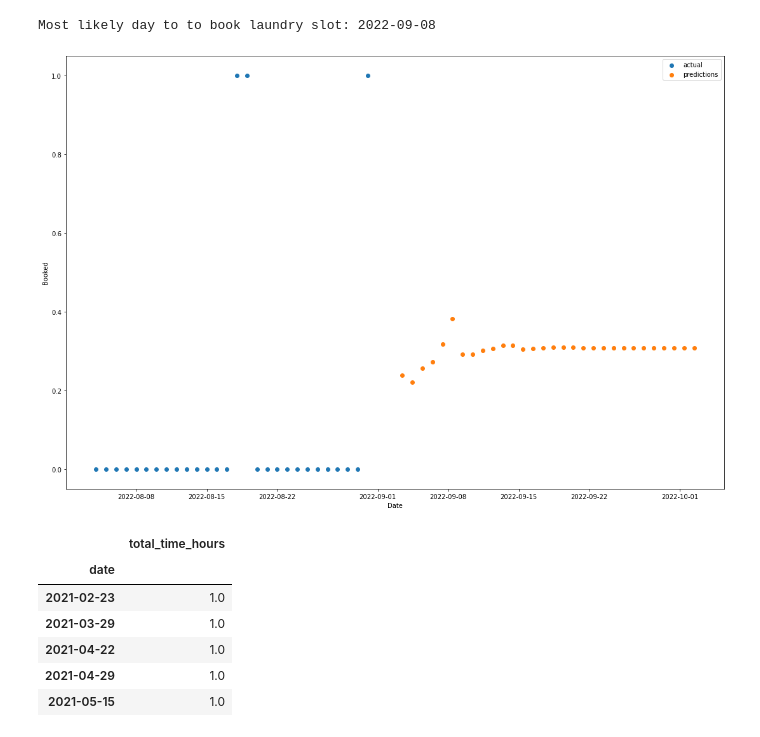
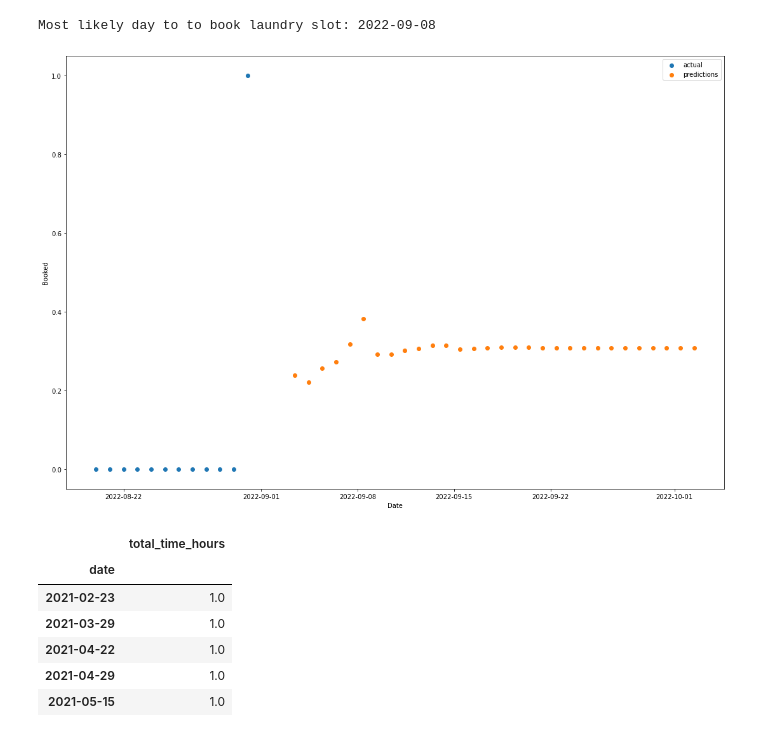
Before and after one commit to Fiskehandleren/LaundryAnalytics, a Jupyter notebook: Analysis.ipynb, the cells around one changed output. Drawn from its saved outputs; the diff is of its cells as text; code cells hidden in the pictures.

```diff
--- a/Analysis.ipynb
+++ b/Analysis.ipynb
@@ -106,23 +106,23 @@ print(f"Most likely day to to book laundry slot: {dates_forward[np.argmax(foreca
 Most likely day to to book laundry slot: 2022-09-08
 # %%
 preds = pd.DataFrame.from_dict(dates_forward).set_index('date')
-# %%
-from datetime import date
-
-
-fig = plt.figure(figsize=(15, 10))
-
-smaller_window = df_binary.index > datetime.today() - timedelta(days=30)
-
-plt.scatter(df_binary[smaller_window].index, df_binary[smaller_window], label='actual')
-plt.scatter(preds.index, preds, label='predictions')
-plt.tight_layout()
-plt.legend()
-plt.xlabel('Date')
-plt.ylabel('Booked')
-plt.show()
-# %% [output]
-[figure, removed]
+# %%
+from datetime import date
+
+
+fig = plt.figure(figsize=(15, 10))
+
+smaller_window = df_binary.index > datetime.today() - timedelta(days=14)
+
+plt.scatter(df_binary[smaller_window].index, df_binary[smaller_window], label='actual')
+plt.scatter(preds.index, preds, label='predictions')
+plt.tight_layout()
+plt.legend()
+plt.xlabel('Date')
+plt.ylabel('Booked')
+plt.show()
+# %% [output]
+[figure, added]
 # %%
 from sklearn.linear_model import LogisticRegression
 # %%
```
Also changed, not shown: parts of 8 cells of this notebook, 5 other files.
